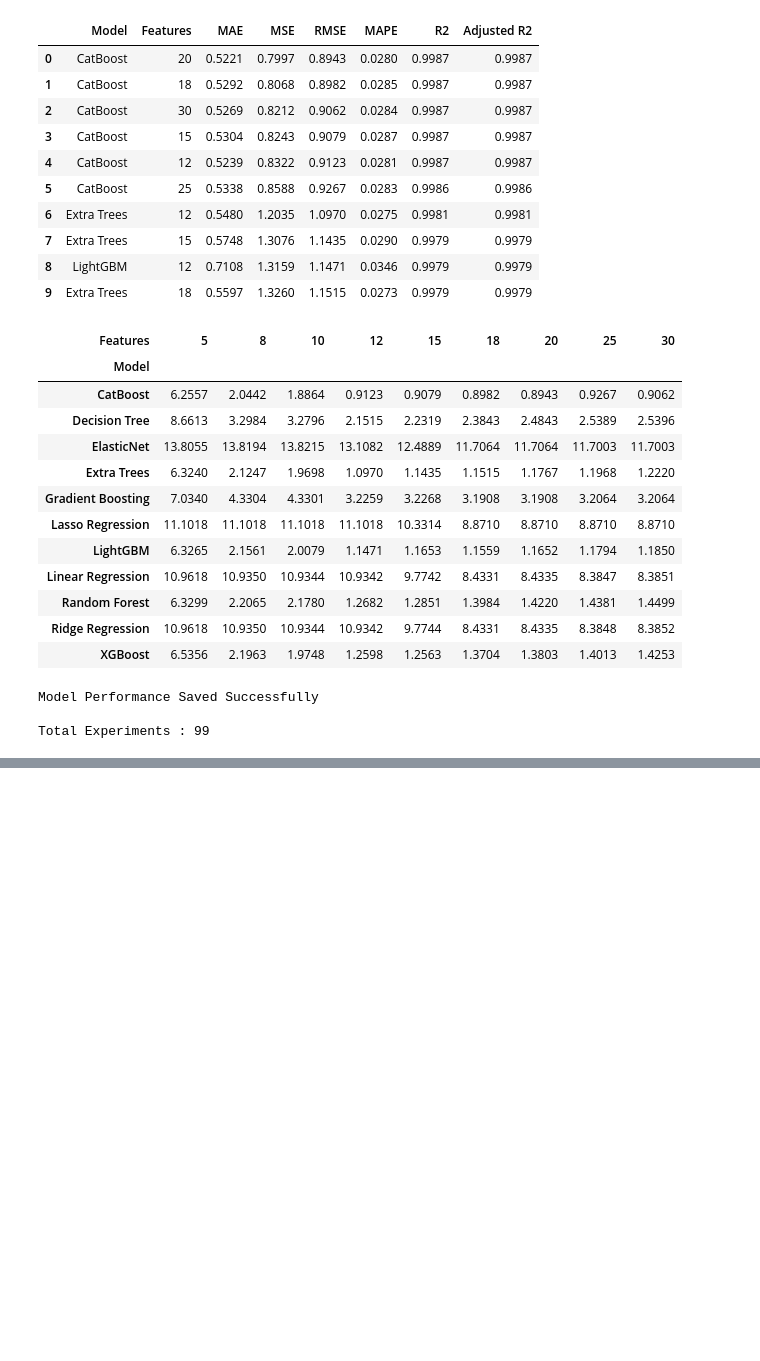
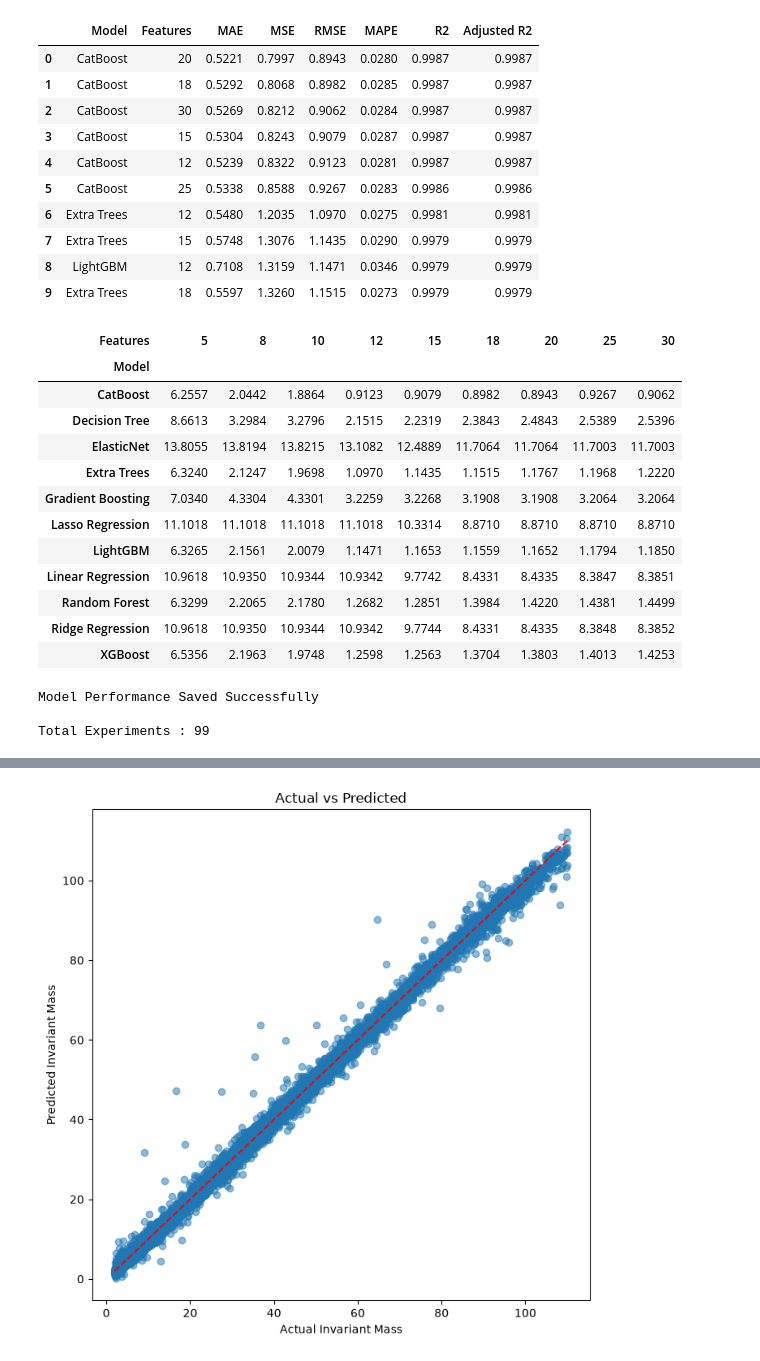
Before and after one commit to IvySingh-1/CERN-dielectron-ML-sensor-optimization, a Jupyter notebook: notebooks/06_Model_Training.ipynb, the cells around one changed output, grey strips where cells are left out. Saved outputs shown, nothing was run; the diff lists cells and outputs as text; code cells hidden in the pictures; blank space fills up the shorter version.

Commit message:
model trained

```diff
--- a/notebooks/06_Model_Training.ipynb
+++ b/notebooks/06_Model_Training.ipynb
@@ -871,0 +1093,15 @@ Total Experiments : 99
+# %%
+# =====================================================
+# Train Final Model
+# =====================================================
+
+best_model.fit(
+    X_train_model,
+    y_train
+)
+
+predictions = best_model.predict(
+    X_test_model
+)
+
+print("Final Model Trained Successfully")
@@ -871,0 +1152,40 @@ Total Experiments : 99
+# %%
+# =====================================================
+# Actual vs Predicted Values
+# =====================================================
+# Compare predicted invariant mass against
+# the true invariant mass.
+#
+# Ideally, points should lie close to the
+# diagonal reference line.
+# =====================================================
+
+plt.figure(figsize=(7,7))
+
+plt.scatter(
+    y_test,
+    predictions,
+    alpha=0.5
+)
+
+plt.plot(
+
+    [y_test.min(), y_test.max()],
+
+    [y_test.min(), y_test.max()],
+
+    "r--"
+
+)
+
+plt.xlabel("Actual Invariant Mass")
+
+plt.ylabel("Predicted Invariant Mass")
+
+plt.title("Actual vs Predicted")
+
+plt.tight_layout()
+
+plt.show()
+# %% [output]
+[figure, added]
```
Also changed, not shown: parts of 11 cells of this notebook, 4 other files.
